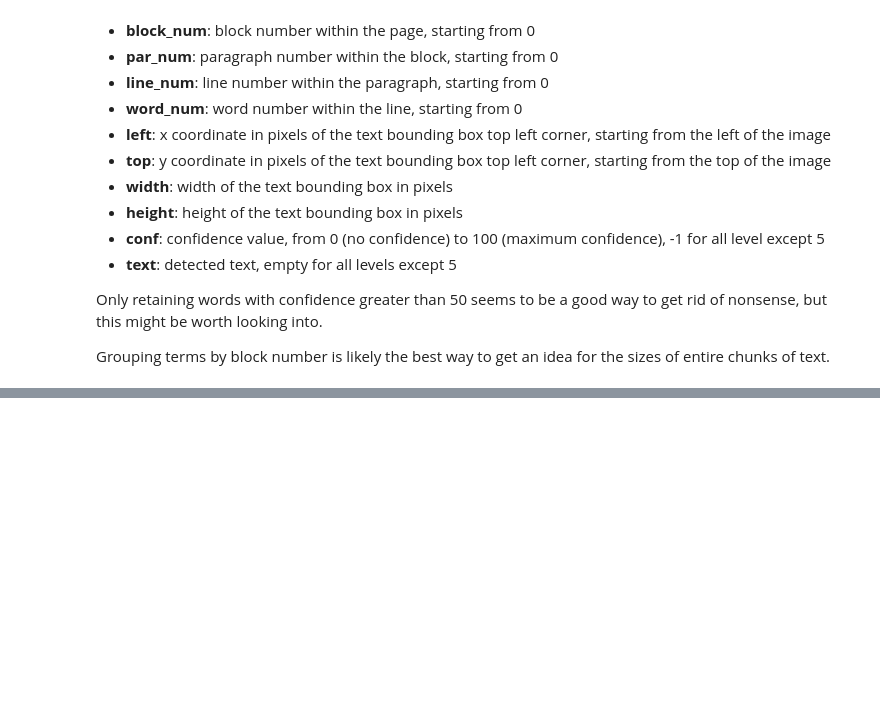
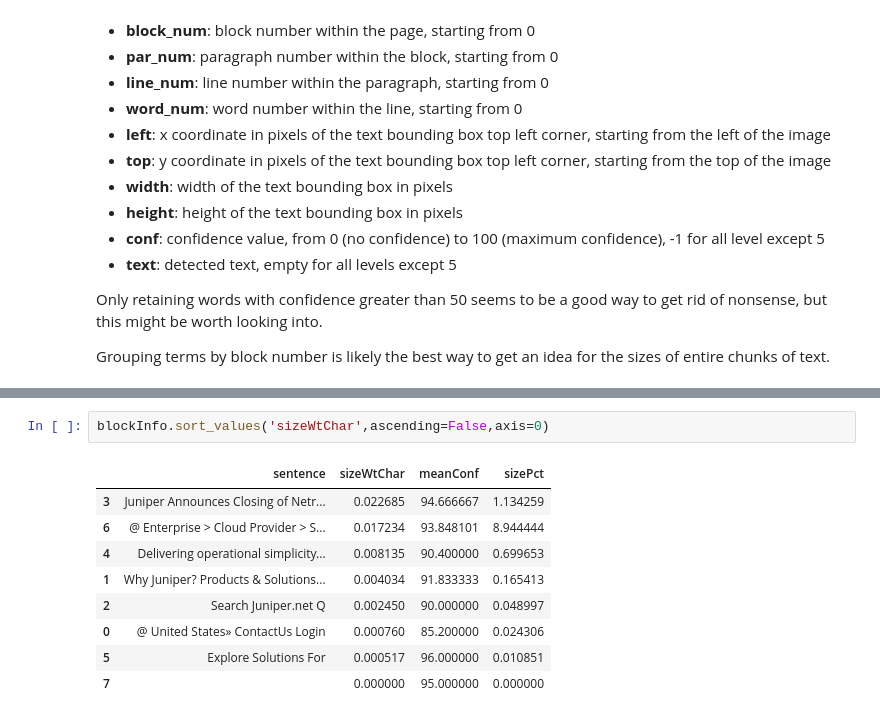
Before and after one commit to MehmetAlpaslanBO/screenshot-reader, a Jupyter notebook: screenreader.ipynb, the cells around one changed output, grey strips where cells are left out. Drawn from its saved outputs; the diff is of its cells as text; blank space fills up the shorter version.

```diff
--- a/screenreader.ipynb
+++ b/screenreader.ipynb
@@ -108,0 +105,12 @@ plt.scatter(x=goodWords['left'],y=goodWords['top'])
+# %%
+blockInfo.sort_values('sizeWtChar',ascending=False,axis=0)
+# %% [output]
+|  | sentence | sizeWtChar | meanConf | sizePct |
+| 3 | Juniper Announces Closing of Netr... | 0.022685 | 94.666667 | 1.134259 |
+| 6 | @ Enterprise > Cloud Provider > S... | 0.017234 | 93.848101 | 8.944444 |
+| 4 | Delivering operational simplicity... | 0.008135 | 90.400000 | 0.699653 |
+| 1 | Why Juniper? Products & Solutions... | 0.004034 | 91.833333 | 0.165413 |
+| 2 | Search Juniper.net Q | 0.002450 | 90.000000 | 0.048997 |
+| 0 | @ United States» ContactUs Login | 0.000760 | 85.200000 | 0.024306 |
+| 5 | Explore Solutions For | 0.000517 | 96.000000 | 0.010851 |
+| 7 |  | 0.000000 | 95.000000 | 0.000000 |
```
Also changed, not shown: parts of 18 cells of this notebook, 5 other files.
